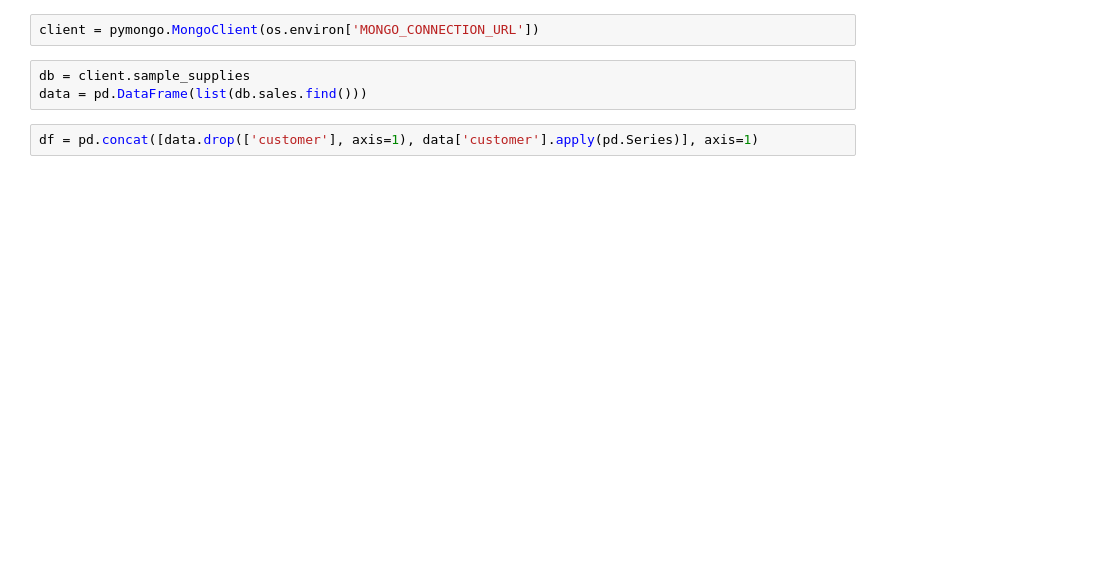
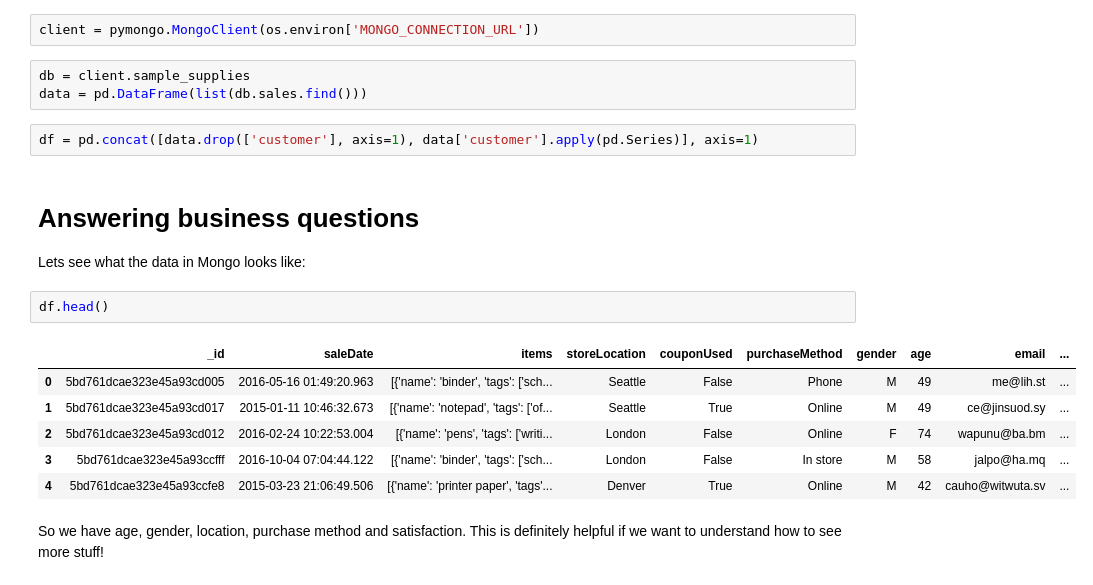
Before and after one commit to crislanio/exploring-mongodb, a Jupyter notebook: notebook.ipynb, the cells around one changed output. Cells and saved outputs as stored; diff of their text form; blank space fills up the shorter version.

```diff
--- a/notebook.ipynb
+++ b/notebook.ipynb
@@ -21,3 +38,18 @@ db = client.sample_supplies
 data = pd.DataFrame(list(db.sales.find()))
 # %%
 df = pd.concat([data.drop(['customer'], axis=1), data['customer'].apply(pd.Series)], axis=1)
+# %% [markdown]
+# Answering business questions
+
+Lets see what the data in Mongo looks like:
+# %%
+df.head()
+# %% [output]
+|  | _id | saleDate | items | storeLocation | couponUsed | purchaseMethod | gender | age | email | ... |
+| 0 | 5bd761dcae323e45a93cd005 | 2016-05-16 01:49:20.963 | [{'name': 'binder', 'tags': ['sch... | Seattle | False | Phone | M | 49 | me@lih.st | ... |
+| 1 | 5bd761dcae323e45a93cd017 | 2015-01-11 10:46:32.673 | [{'name': 'notepad', 'tags': ['of... | Seattle | True | Online | M | 49 | ce@jinsuod.sy | ... |
+| 2 | 5bd761dcae323e45a93cd012 | 2016-02-24 10:22:53.004 | [{'name': 'pens', 'tags': ['writi... | London | False | Online | F | 74 | wapunu@ba.bm | ... |
+| 3 | 5bd761dcae323e45a93ccfff | 2016-10-04 07:04:44.122 | [{'name': 'binder', 'tags': ['sch... | London | False | In store | M | 58 | jalpo@ha.mq | ... |
+| 4 | 5bd761dcae323e45a93ccfe8 | 2015-03-23 21:06:49.506 | [{'name': 'printer paper', 'tags'... | Denver | True | Online | M | 42 | cauho@witwuta.sv | ... |
+# %% [markdown]
+So we have age, gender, location, purchase method and satisfaction. This is definitely helpful if we want to understand how to see more stuff!
```
Also changed, not shown: parts of 11 cells of this notebook, 1 other file.
